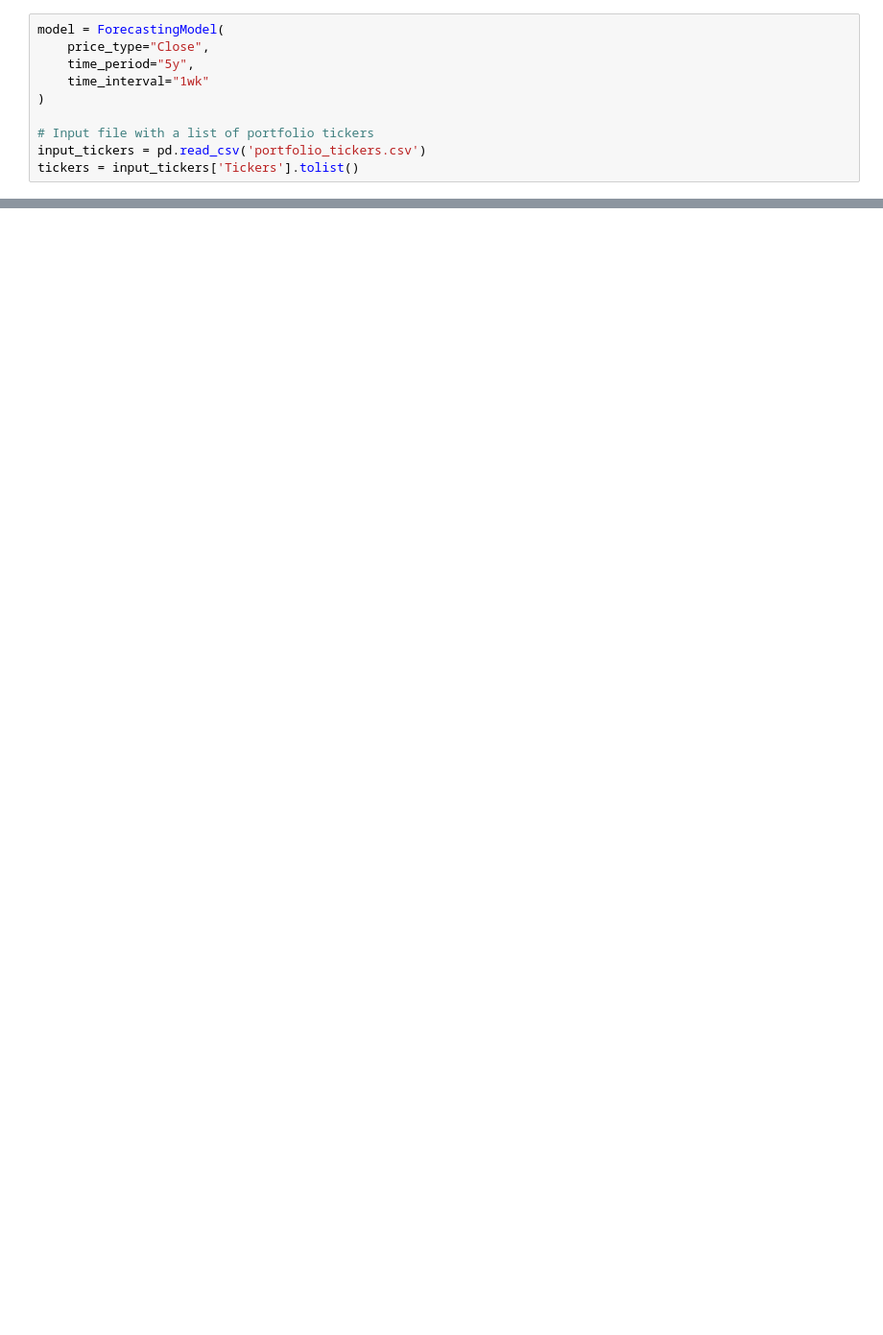
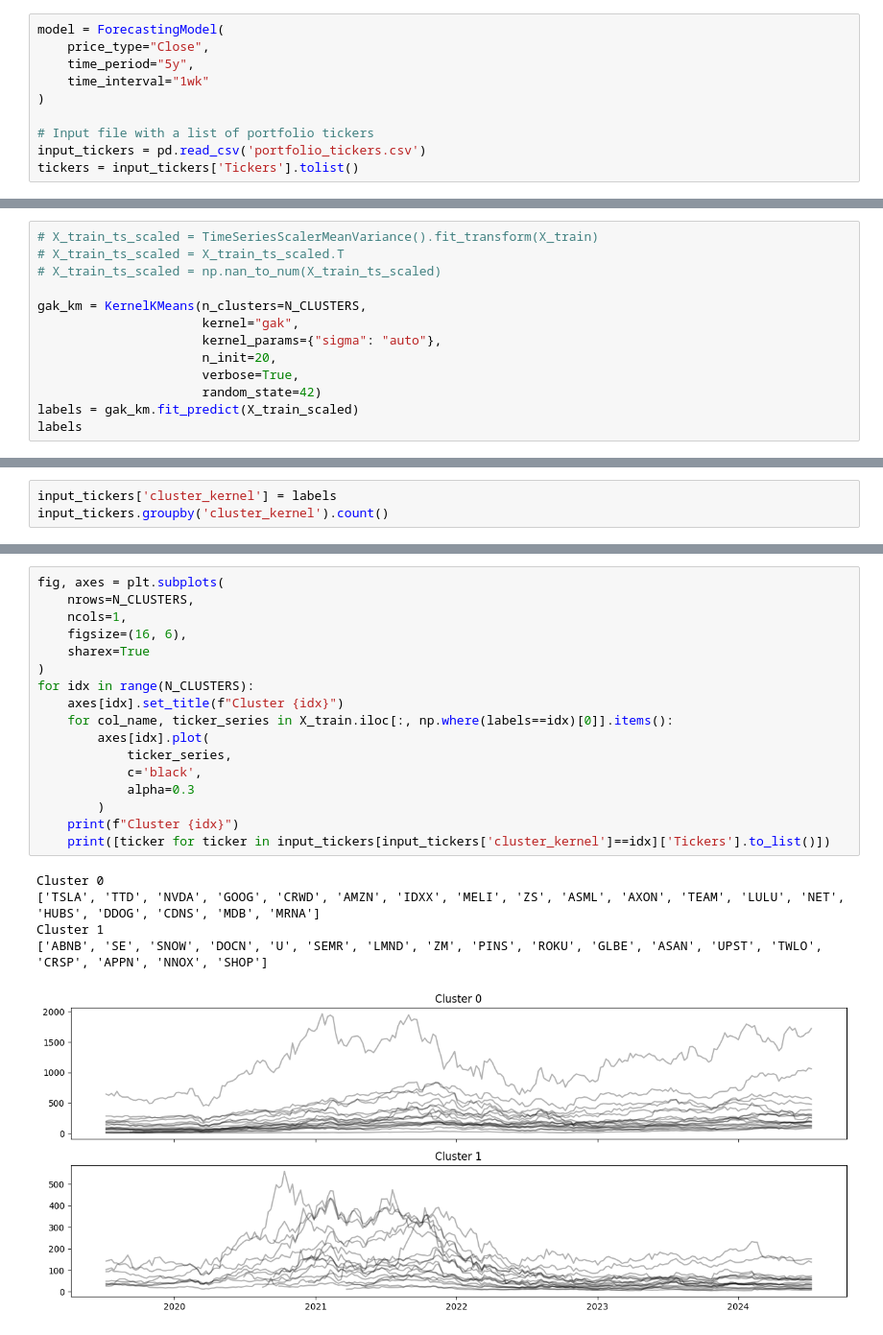
Before and after one commit to sienlonglim/financial_analysis_forecasting, a Jupyter notebook: timeseries_clustering.ipynb, the cells around one changed output, grey strips where cells are left out. Shown: that part at 96% size. Saved outputs shown, nothing was run; the diff lists cells and outputs as text; blank space fills up the shorter version.

```diff
--- a/timeseries_clustering.ipynb
+++ b/timeseries_clustering.ipynb
@@ -71,0 +88,13 @@ for idx, cluster in enumerate(ts_kmeans_model.cluster_centers_):
+# %%
+# X_train_ts_scaled = TimeSeriesScalerMeanVariance().fit_transform(X_train)
+# X_train_ts_scaled = X_train_ts_scaled.T
+# X_train_ts_scaled = np.nan_to_num(X_train_ts_scaled)
+
+gak_km = KernelKMeans(n_clusters=N_CLUSTERS,
+                      kernel="gak",
+                      kernel_params={"sigma": "auto"},
+                      n_init=20,
+                      verbose=True,
+                      random_state=42)
+labels = gak_km.fit_predict(X_train_scaled)
+labels
@@ -71,0 +124,3 @@ for idx, cluster in enumerate(ts_kmeans_model.cluster_centers_):
+# %%
+input_tickers['cluster_kernel'] = labels
+input_tickers.groupby('cluster_kernel').count()
@@ -71,0 +132,23 @@ for idx, cluster in enumerate(ts_kmeans_model.cluster_centers_):
+# %%
+fig, axes = plt.subplots(
+    nrows=N_CLUSTERS,
+    ncols=1,
+    figsize=(16, 6),
+    sharex=True
+)
+for idx in range(N_CLUSTERS):
+    axes[idx].set_title(f"Cluster {idx}")
+    for col_name, ticker_series in X_train.iloc[:, np.where(labels==idx)[0]].items():
+        axes[idx].plot(
+            ticker_series,
+            c='black',
+            alpha=0.3
+        )
+    print(f"Cluster {idx}")
+    print([ticker for ticker in input_tickers[input_tickers['cluster_kernel']==idx]['Tickers'].to_list()])
+# %% [output]
+Cluster 0
+['TSLA', 'TTD', 'NVDA', 'GOOG', 'CRWD', 'AMZN', 'IDXX', 'MELI', 'ZS', 'ASML', 'AXON', 'TEAM', 'LULU', 'NET', 'HUBS', 'DDOG', 'CDNS', 'MDB', 'MRNA']
+Cluster 1
+['ABNB', 'SE', 'SNOW', 'DOCN', 'U', 'SEMR', 'LMND', 'ZM', 'PINS', 'ROKU', 'GLBE', 'ASAN', 'UPST', 'TWLO', 'CRSP', 'APPN', 'NNOX', 'SHOP']
+[figure, added]
```
Also changed, not shown: parts of 10 cells of this notebook.
